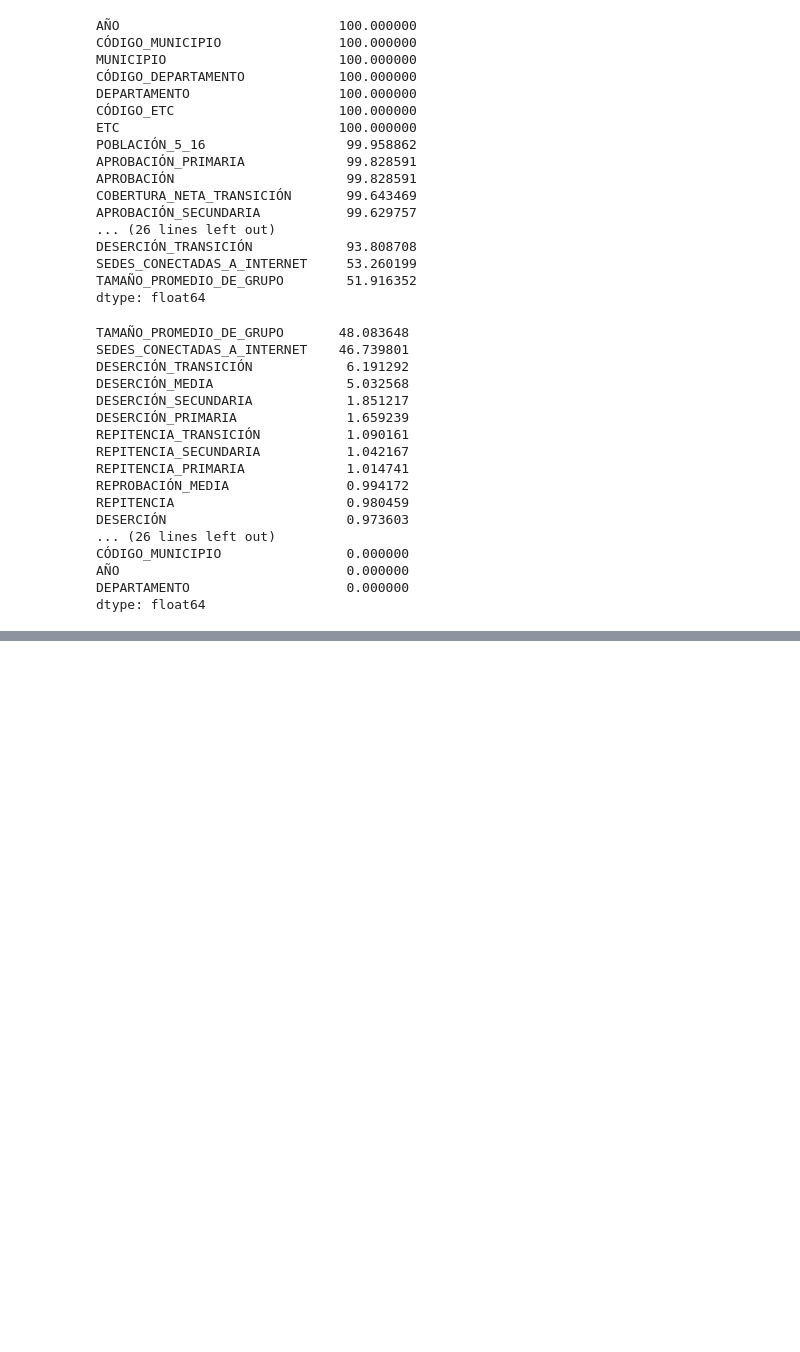
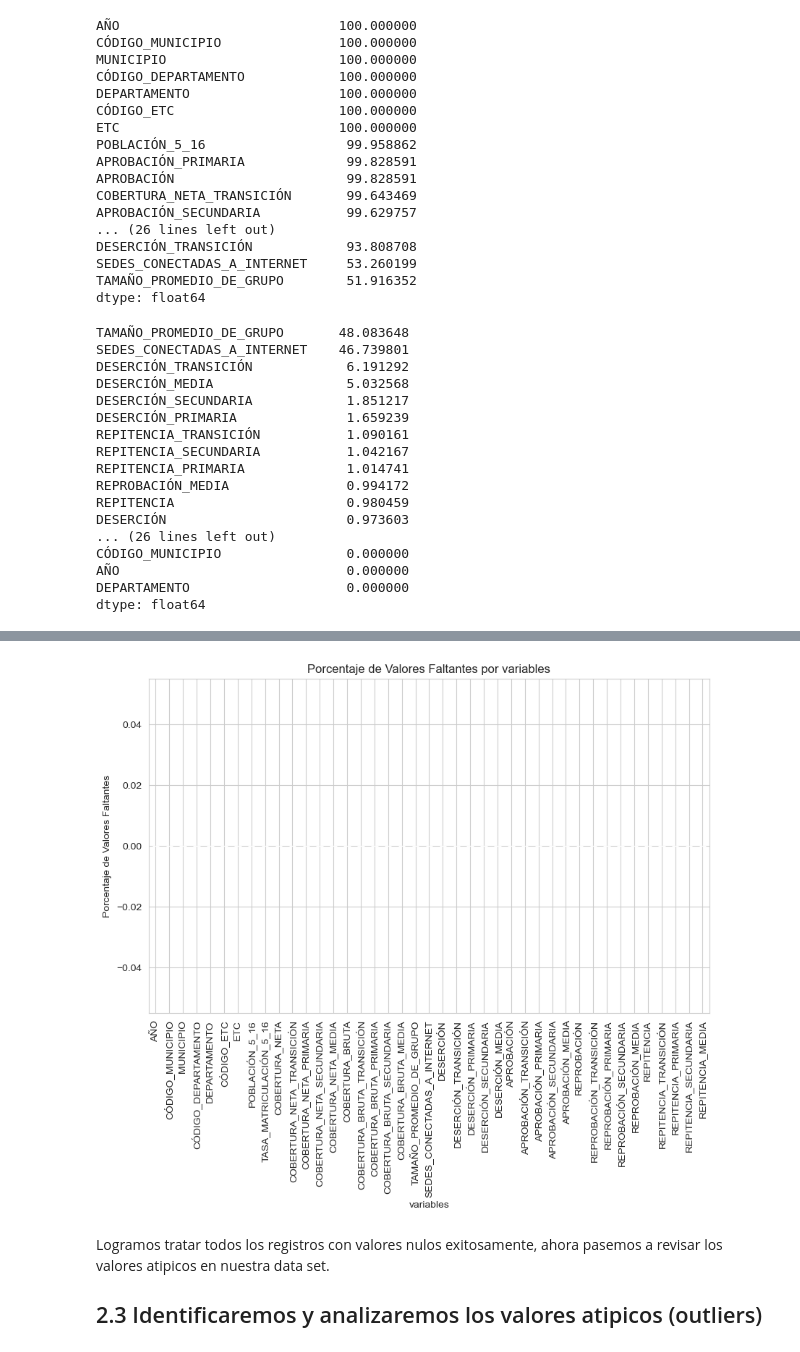
Before and after one commit to ValeRuizTo/pacrialanalitica, a Jupyter notebook: Parcial1.ipynb, the cells around one changed output, grey strips where cells are left out. Drawn from its saved outputs; the diff is of its cells as text; code cells hidden in the pictures; blank space fills up the shorter version.

```diff
--- a/Parcial1.ipynb
+++ b/Parcial1.ipynb
@@ -230,0 +424,22 @@ dtype: float64
+# %%
+#Eliminar las filas con valores nulos restantes
+# Filtramos las columnas con menos del 5% de valores faltantes
+columnas_menores_5_filtrado3 = missing_percent_filtrado2[(missing_percent_filtrado2 > 0) & ( missing_percent_filtrado2 < 5)].index
+
+print(columnas_menores_5_filtrado3)
+
+df_filtro = df_filtro.dropna(subset=columnas_menores_5_filtrado3)
+
+# Ahora calculamos el porcentaje de valores faltantes en cada columna
+print()
+print("Porcentaje de valores faltantes en cada columna después de filtrar:")
+print()
+
+missing_percent_filtrado3 = (df_filtro.isnull().sum()/df_filtro.shape[0]*100).sort_values(ascending=False)
+print(missing_percent_filtrado3)
+
+#Ahora vamos a calcular el porcentaje de valores NO nulos en cada columna
+no_nulosFiltro = (df_filtro.notnull().sum()/df_filtro.shape[0]*100).sort_values(ascending=False)
+print(no_nulosFiltro)
+
+df_filtro.shape
@@ -230,0 +465,15 @@ dtype: float64
+# %%
+# Crear una gráfica de barras
+plt.figure(figsize=(10, 6))
+missing_percent_filtrado3.plot(kind='bar', color='skyblue')
+plt.title('Porcentaje de Valores Faltantes por variables')
+plt.xlabel('variables')
+plt.ylabel('Porcentaje de Valores Faltantes')
+plt.xticks(rotation=90)
+plt.show()
+# %% [output]
+[figure, added]
+# %% [markdown]
+Logramos tratar todos los registros con valores nulos exitosamente, ahora pasemos a revisar los valores atipicos en nuestra data set.
+
+## 2.3 Identificaremos y analizaremos los valores atipicos (outliers)
```
Also changed, not shown: parts of 14 cells of this notebook.
